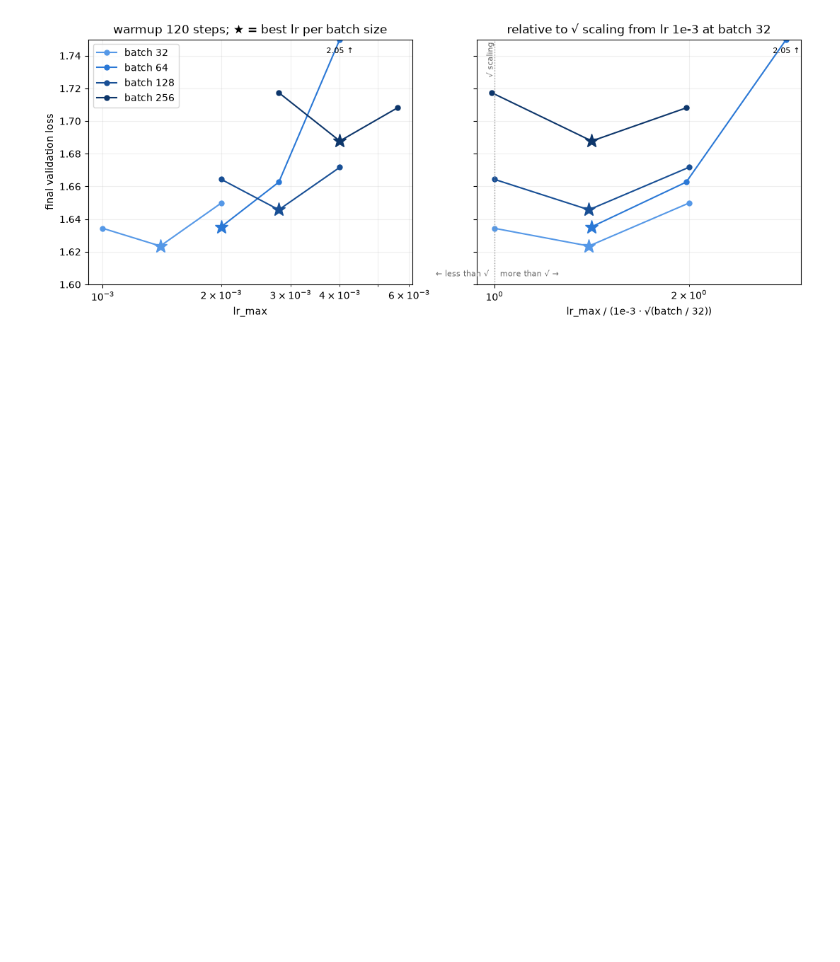
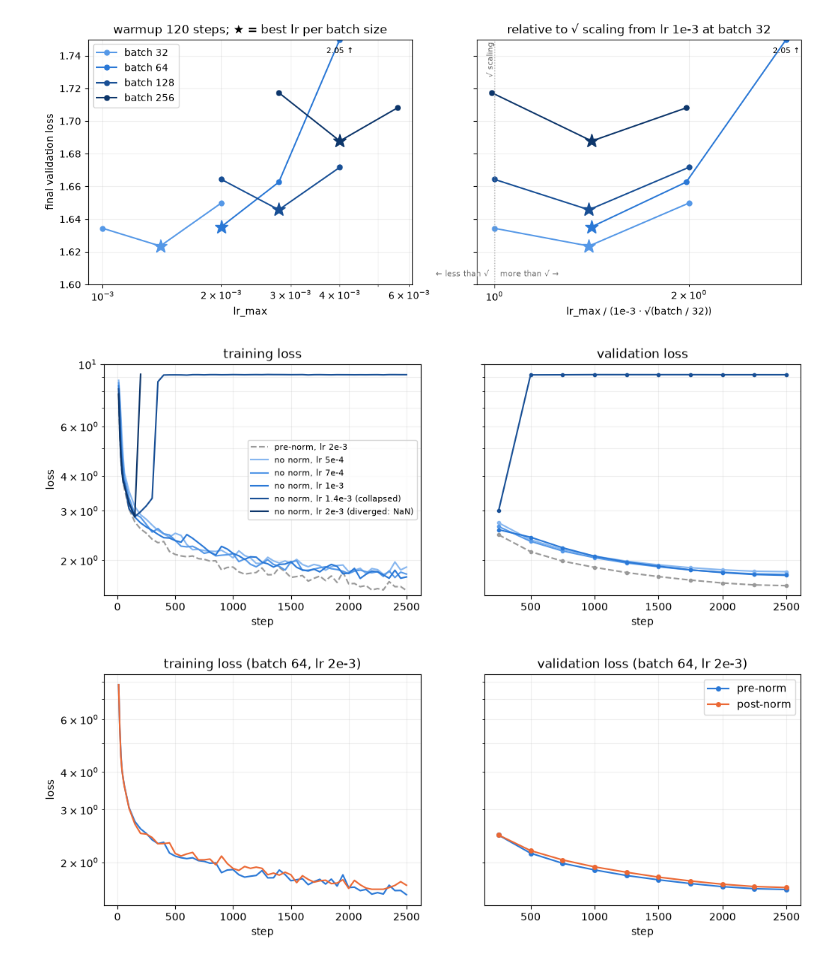
Before and after one commit to pjurczen/cs336-assignment1-basics, a Jupyter notebook: notebooks/metrics_plot.ipynb, the cells around one changed output. Saved outputs shown, nothing was run; the diff lists cells and outputs as text; code cells hidden in the pictures; blank space fills up the shorter version.

Commit message:
Problem 7.3: comparison to no norm and post-norm

```diff
--- a/notebooks/metrics_plot.ipynb
+++ b/notebooks/metrics_plot.ipynb
@@ -414,3 +414,73 @@ fig.savefig("../figures/lr_vs_batch_size.png", dpi=150, bbox_inches="tight")
 plt.show()
 # %% [output]
 [figure]
+# %%
+# Layer norm ablations at batch 64, warmup 60, ~41M tokens, compared to the pre-norm baseline (lr 2e-3).
+import matplotlib.pyplot as plt
+import numpy as np
+import pandas as pd
+
+runs_dir = "../runs/a100"
+pre_norm = "tinystories-a100-64b-linear"  # pre-norm, lr 2e-3, warmup 60
+no_norm_runs = {lr: f"tinystories-a100-64b-no-rmsnorm-blocks-lr-{lr}" for lr in ["5e-4", "7e-4", "1e-3", "1.4e-3", "2e-3"]}
+post_norm = "tinystories-a100-64b-post-norm-lr-2e-3"
+
+
+def load_curves(run_name):
+    df = pd.read_json(f"{runs_dir}/{run_name}/metrics.jsonl", lines=True)
+    train = df[df["lr"].notna()]  # training lines log an lr, validation lines don't
+    val = df[df["lr"].isna()]
+    if train["train_loss"].isna().any():
+        status = " (diverged: NaN)"
+    elif train["train_loss"].iloc[-1] > 8:  # ~ln(10000): back to guessing uniformly
+        status = " (collapsed)"
+    else:
+        status = ""
+    return train[train["train_loss"].notna()], val[val["val_loss"].notna()], status
+
+
+# 1. No RMSNorm in the blocks: learning rate sweep
+ramp = ["#86b6ef", "#6da7ec", "#5598e7", "#3987e5", "#2a78d6", "#256abf", "#1c5cab", "#184f95", "#104281", "#0d366b"]
+colors = [ramp[i] for i in np.linspace(0, len(ramp) - 1, len(no_norm_runs)).round().astype(int)]
+
+fig, (ax_train, ax_val) = plt.subplots(1, 2, figsize=(12, 4), sharey=True)
+base_train, base_val, _ = load_curves(pre_norm)
+ax_train.plot(base_train["step"], base_train["train_loss"], color="0.6", linestyle="--", linewidth=1.5, label="pre-norm, lr 2e-3")
+ax_val.plot(base_val["step"], base_val["val_loss"], color="0.6", linestyle="--", linewidth=1.5, marker="o", markersize=3, label="pre-norm, lr 2e-3")
+for (lr, run_name), color in zip(no_norm_runs.items(), colors):
+    train, val, status = load_curves(run_name)  # a diverged run's line ends where the loss became NaN
+    ax_train.plot(train["step"], train["train_loss"], color=color, linewidth=1.5, label=f"no norm, lr {lr}{status}")
+    ax_val.plot(val["step"], val["val_loss"], color=color, linewidth=1.5, marker="o", markersize=3, label=f"no norm, lr {lr}{status}")
+
+for ax, title in [(ax_train, "training loss"), (ax_val, "validation loss")]:
+    ax.set_yscale("log")
+    ax.set_ylim(1.5, 10)
+    ax.set_xlabel("step")
+    ax.set_title(title)
+    ax.grid(True, which="both", alpha=0.2)
+ax_train.set_ylabel("loss")
+ax_train.legend(fontsize=8)
+
+fig.savefig("../figures/no_rmsnorm_lr_sweep.png", dpi=150, bbox_inches="tight")
+plt.show()
+
+# 2. Post-norm vs pre-norm, same settings
+fig, (ax_train, ax_val) = plt.subplots(1, 2, figsize=(12, 4), sharey=True)
+for run_name, label, color in [(pre_norm, "pre-norm", "#2a78d6"), (post_norm, "post-norm", "#eb6834")]:
+    train, val, _ = load_curves(run_name)
+    ax_train.plot(train["step"], train["train_loss"], color=color, linewidth=1.5, label=label)
+    ax_val.plot(val["step"], val["val_loss"], color=color, linewidth=1.5, marker="o", markersize=4, label=label)
+
+for ax, title in [(ax_train, "training loss"), (ax_val, "validation loss")]:
+    ax.set_yscale("log")
+    ax.set_xlabel("step")
+    ax.set_title(f"{title} (batch 64, lr 2e-3)")
+    ax.grid(True, which="both", alpha=0.2)
+ax_train.set_ylabel("loss")
+ax_val.legend()
+
+fig.savefig("../figures/post_norm_vs_pre_norm.png", dpi=150, bbox_inches="tight")
+plt.show()
+# %% [output]
+[figure, added]
+[figure, added]
```
Also changed, not shown: 2 other files.
